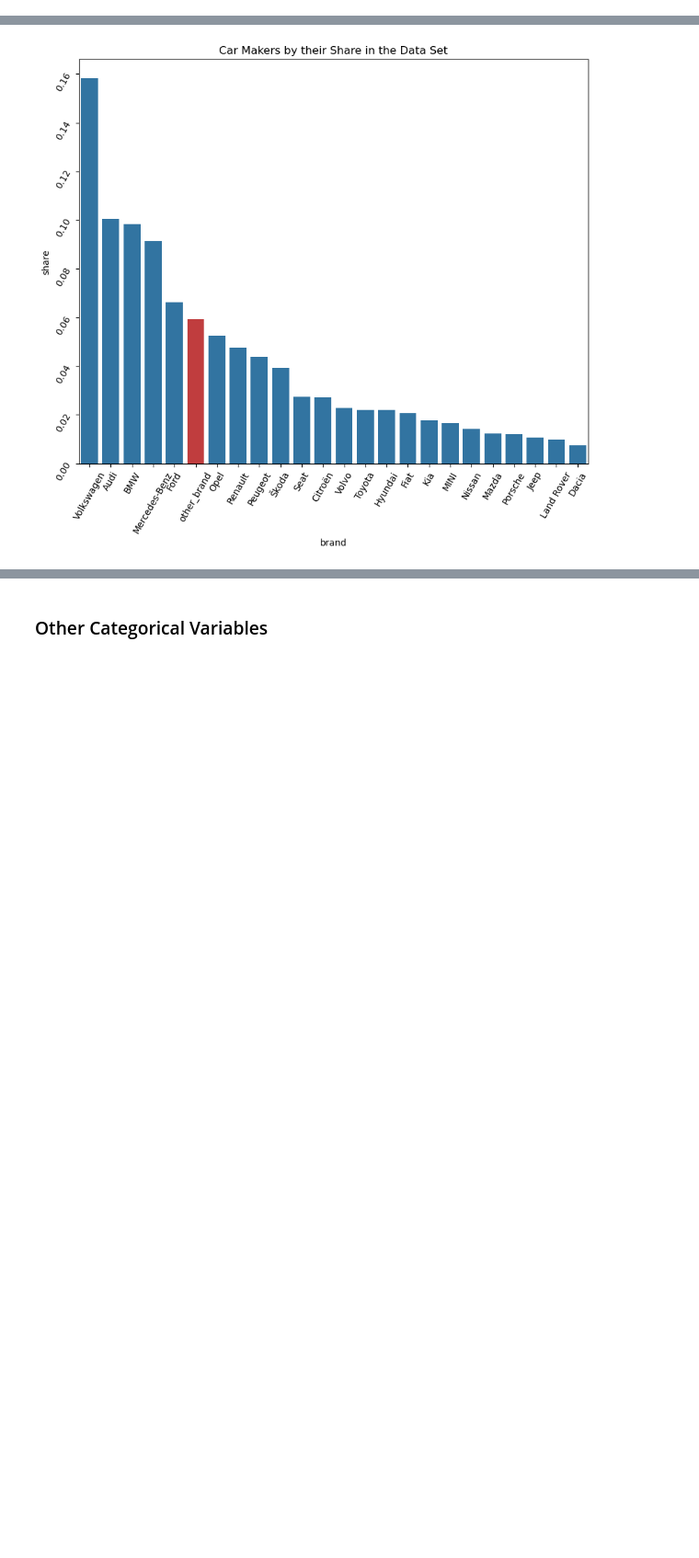
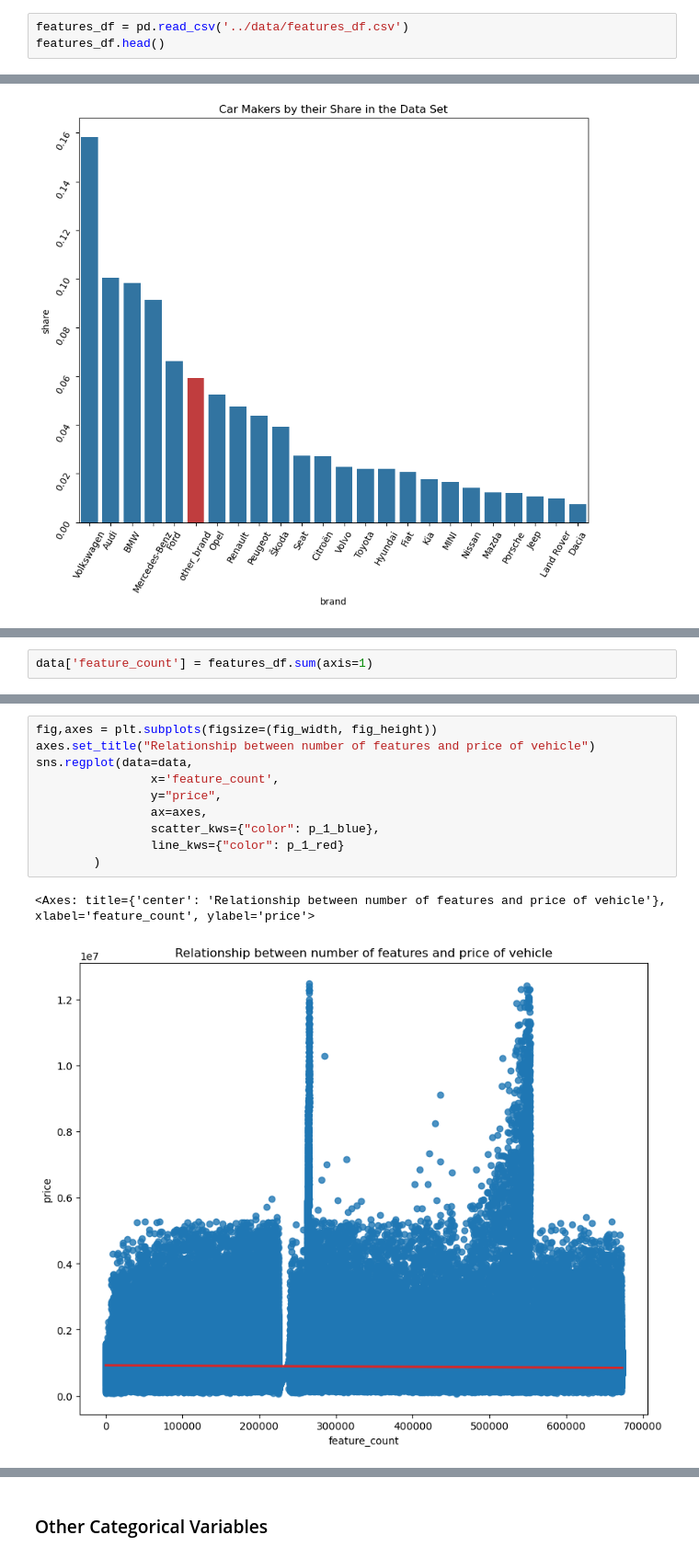
Before and after one commit to honzaz1234/ml_cars, a Jupyter notebook: reports/data_exploration.ipynb, the cells around one changed output, grey strips where cells are left out. Shown at 92% size. Saved outputs shown, nothing was run; the diff lists cells and outputs as text; blank space fills up the shorter version.

```diff
--- a/reports/data_exploration.ipynb
+++ b/reports/data_exploration.ipynb
@@ -40,3 +42,6 @@ data.head()
 | 3 | 54565397 | Citroen C5 Tourer HDi 165 FAP Aut... | 1997.0 | 120.0 | 5.0 | Diesel | Automatic | ... |
 | 4 | 53497768 | Ford EcoSport 1.0 92 kW | 1000.0 | 92.0 | 5.0 | Petrol | Manual | ... |
 5 rows × 29 columns
+# %%
+features_df = pd.read_csv('../data/features_df.csv')
+features_df.head()
@@ -155,0 +213,2 @@ Looking at the barplot with shares of individual carmakers, we can see that they
+# %%
+data['feature_count'] = features_df.sum(axis=1)
@@ -155,0 +217,13 @@ Looking at the barplot with shares of individual carmakers, we can see that they
+# %%
+fig,axes = plt.subplots(figsize=(fig_width, fig_height))
+axes.set_title("Relationship between number of features and price of vehicle")
+sns.regplot(data=data,
+                x='feature_count',
+                y="price",
+                ax=axes,
+                scatter_kws={"color": p_1_blue},
+                line_kws={"color": p_1_red}
+        )
+# %% [output]
+<Axes: title={'center': 'Relationship between number of features and price of vehicle'}, xlabel='feature_count', ylabel='price'>
+[figure, added]
```
Also changed, not shown: parts of 37 cells of this notebook.
